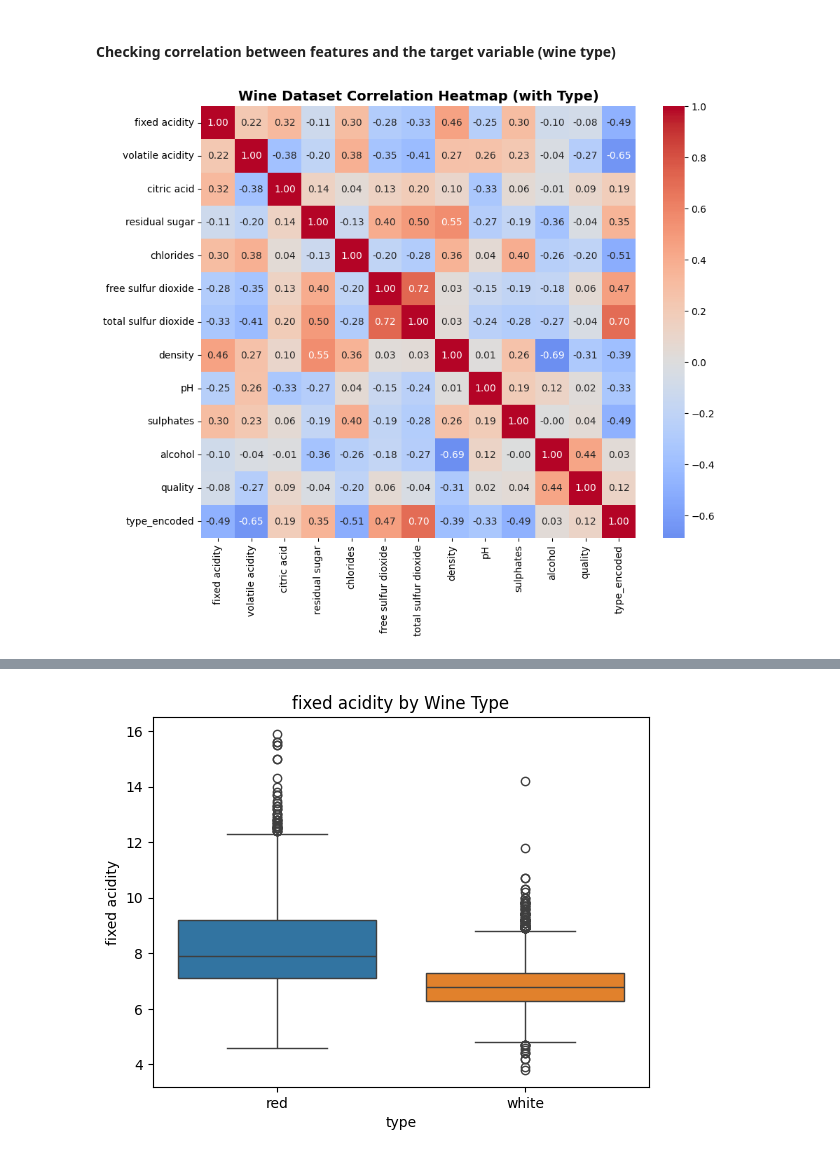
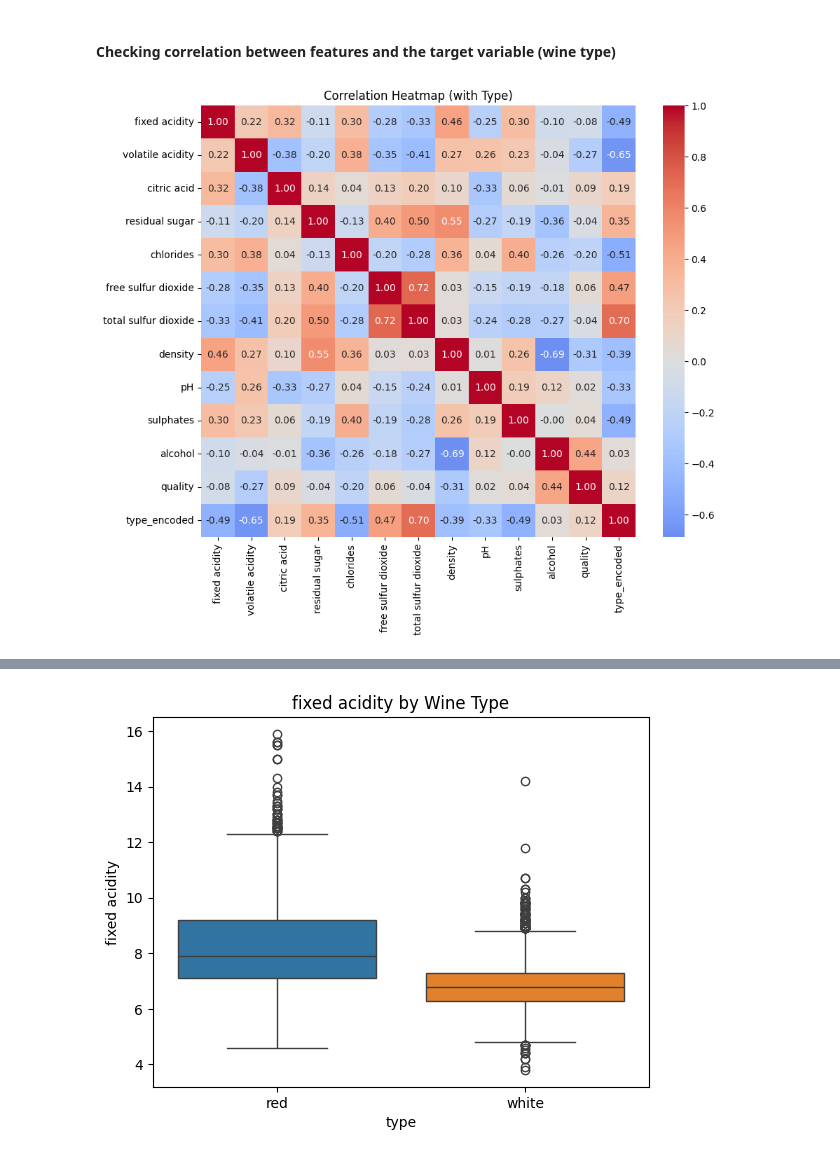
Before and after one commit to khaeuss808/AIPI590_Part2_ExplainableAITechniques, a Jupyter notebook: Explainable_TechniquesII.ipynb, the cells around one changed output, grey strips where cells are left out. Saved outputs shown, nothing was run; the diff lists cells and outputs as text; code cells hidden in the pictures.

```diff
--- a/Explainable_TechniquesII.ipynb
+++ b/Explainable_TechniquesII.ipynb
@@ -126,17 +126,17 @@ array(['fixed acidity', 'volatile acidity', 'citric acid',
 # %%
 # The below code was generated using ChatGPT 5 on 9/28/25 at 7:18pm
 # My prompt relayed that I wanted to make a correlation heatmap of all of my features
-# and my categorical outcome
+# and my categorical outcome, I adapted slightly for visual appearance
 
 
 # Encode 'type' as numeric
 df["type_encoded"] = df["type"].map({"red": 0, "white": 1})
 
 corr = df.drop(columns=["type"]).corr()
 
 plt.figure(figsize=(10, 8))
 sns.heatmap(corr, annot=True, cmap="coolwarm", center=0, fmt=".2f")
-plt.title("Wine Dataset Correlation Heatmap (with Type)", fontsize=14, weight="bold")
+plt.title("Correlation Heatmap (with Type)")
 plt.show()
 # %% [output]
-[figure, old version]
+[figure, new version]
```
Also changed, not shown: parts of 1 cell of this notebook.
